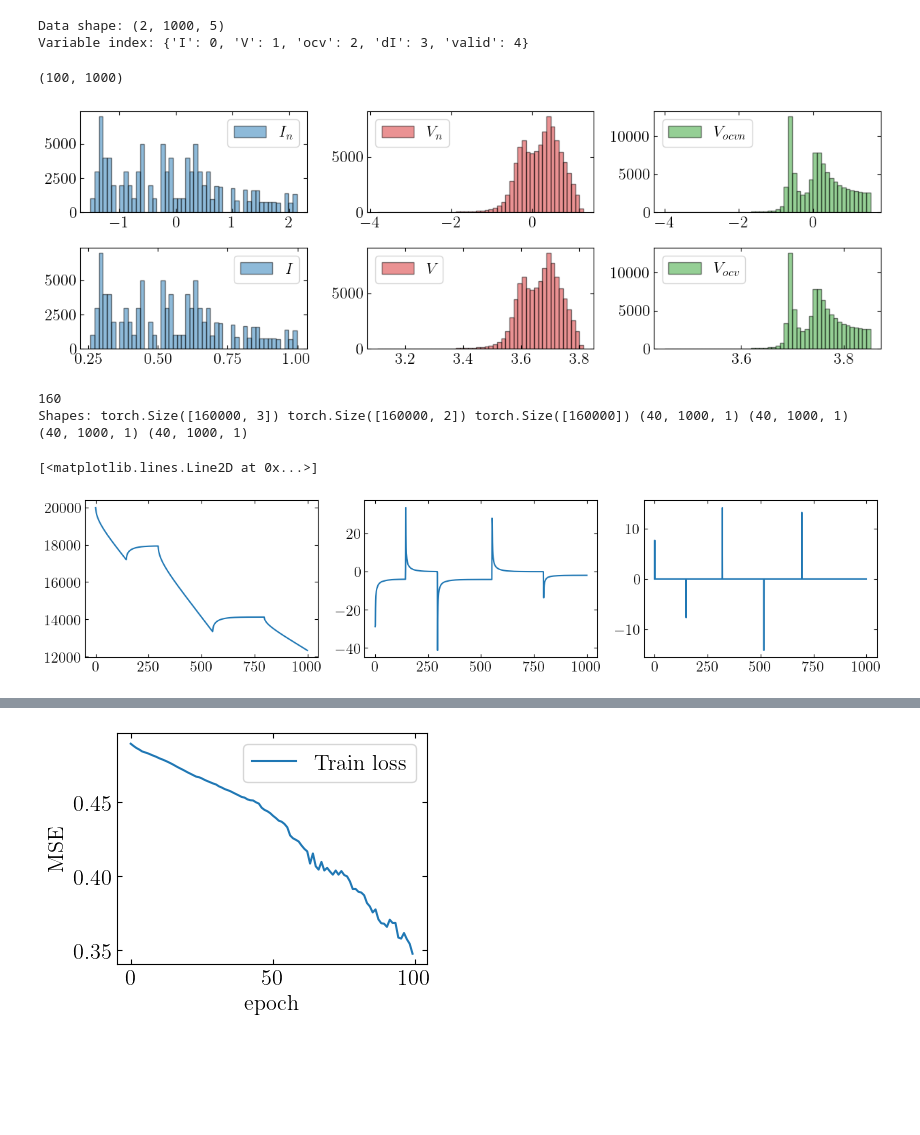
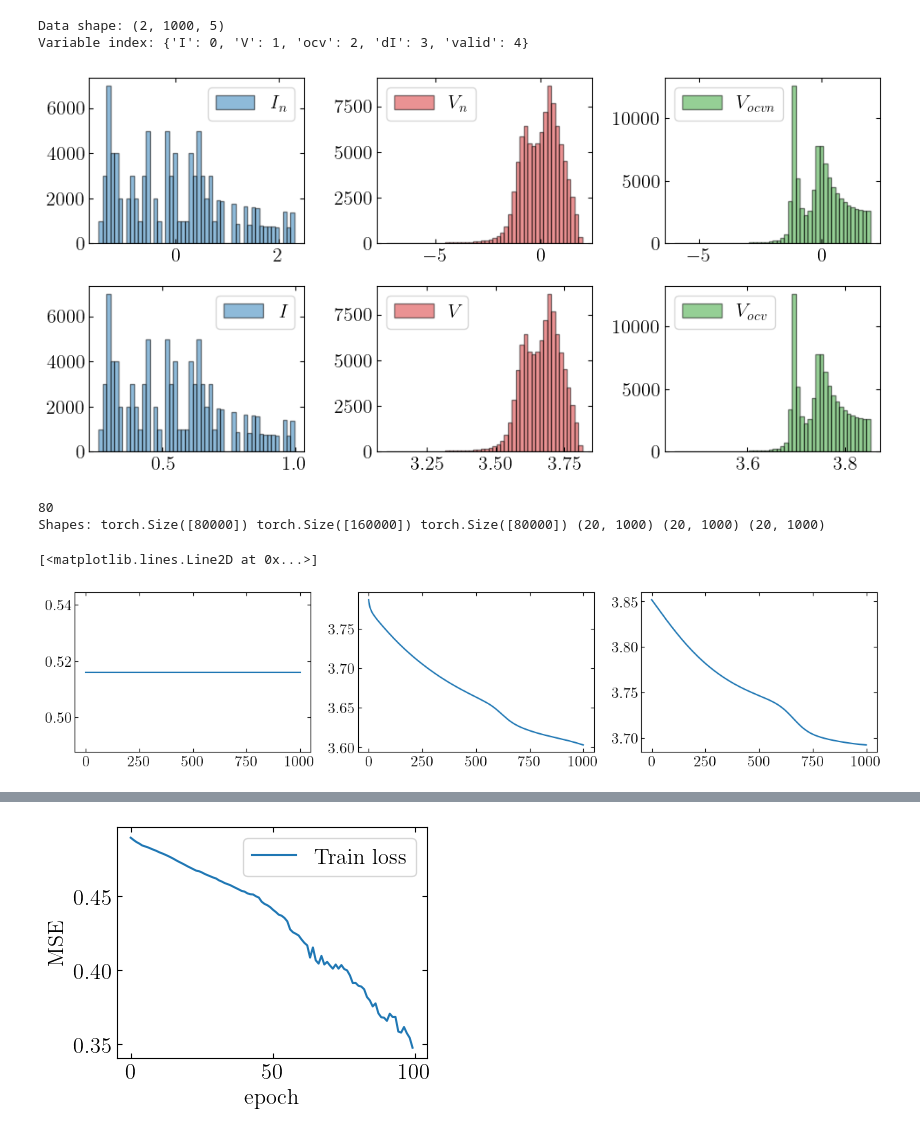
Before and after one commit to j-haralds/MSc_thesis, a Jupyter notebook: program/3_PHNN_ECM/1_JH_PHNN.ipynb, the cells around one changed output, grey strips where cells are left out. Cells and saved outputs as stored; diff of their text form; code cells hidden in the pictures; blank space fills up the shorter version.

```diff
--- a/program/3_PHNN_ECM/1_JH_PHNN.ipynb
+++ b/program/3_PHNN_ECM/1_JH_PHNN.ipynb
@@ -162,18 +162,16 @@ def load_data(path, var_index = var_index):
 
 path = f'data_PHNN/data_c_DC_dt_{T}.npz'
 D = load_data(path)
-I = D['I']; V = D['V']; ocv = D['ocv']
+I = D['I']; V = D['V']; ocv = D['ocv']; valid = D['valid']
 B = I.shape[0]
 
 D['valid'] = D['valid'].astype(bool)
-# %% [output]
-(100, 1000)
 # %%
 # --- Normalization ---
 stats = {}
 def compute_stats(D=D,data_cols=data_cols):
     for name in data_cols:
-        stats[name] = (float(D[name].mean()), float(max(D[name].std(), 1e-8)))  # Avoid zero std
+        stats[name] = (float(D[name].ravel()[D['valid'].ravel()].mean()), float(max(D[name].ravel()[D['valid'].ravel()].std(), 1e-8)))  # Avoid zero std
     return stats
 
 def transform(arr, name):
@@ -188,30 +186,30 @@ stats = compute_stats()
 
 # Normalize
 
-I_n = transform(I, 'I')
+I_n = I # transform(I, 'I')
 V_n = transform(V, 'V')
 ocv_n = transform(ocv, 'ocv')
 # %%
-f,ax = plt.subplots(2,3, figsize=(12,4))
+f,ax = plt.subplots(2,3, figsize=(10,5))
 bins = 50; alpha = 0.5
 plot_colors = ['tab:blue', 'tab:red','tab:green','black']
 ax[0,0].hist(I_n.ravel()[D['valid'].ravel()], label=r'$I_n$',bins = bins, color=plot_colors[0], alpha=alpha, edgecolor='black')
 ax[0,1].hist(V_n.ravel()[D['valid'].ravel()], label=r'$V_n$',bins = bins, color=plot_colors[1], alpha=alpha, edgecolor='black')
 ax[0,2].hist(ocv_n.ravel()[D['valid'].ravel()], label=r'$V_{ocvn}$',bins = bins, color=plot_colors[2], alpha=alpha, edgecolor='black')
 ax[1,0].hist(I.ravel()[D['valid'].ravel()], label=r'$I$',bins = bins, color=plot_colors[0], alpha=alpha, edgecolor='black')
 ax[1,1].hist(V.ravel()[D['valid'].ravel()], label=r'$V$',bins = bins, color=plot_colors[1], alpha=alpha, edgecolor='black')
 ax[1,2].hist(ocv.ravel()[D['valid'].ravel()], label=r'$V_{ocv}$',bins = bins, color=plot_colors[2], alpha=alpha, edgecolor='black')
 for i in range(2):
     for j in range(3):
         ax[i,j].legend()
 plt.tight_layout()
 # %% [output]
-[figure, old version]
+[figure, new version]
 # %%
 # --- Split data ---
-x = torch.tensor(np.concatenate([I_n, cn_n, cp_n], axis=-1), dtype=torch.float32) # (B, T, 4)
-y = torch.tensor(np.concatenate([cn_dot_n, cp_dot_n], axis=-1), dtype=torch.float32)
-mask = torch.tensor(valid, dtype=torch.float32)
+x = torch.tensor(np.concatenate([I_n], axis=-1), dtype=torch.float32) # (B, T, 4)
+y = torch.tensor(np.concatenate([V_n, ocv_n], axis=-1), dtype=torch.float32)
+mask = torch.tensor(D['valid'], dtype=torch.float32)
 
 split = int(0.8 * B)
 print(split)
@@ -227,37 +225,34 @@ y_train, y_test = _split_flat(y)
 mask_train, mask_test = _split_flat(mask)
 
 # # Unflattened
-# x_train_batch, x_test_batch = _split(x) # (B, T, 4)
-# y_train_batch, y_test_batch = _split(y)
-# mask_train_batch, mask_test_batch = _split(mask)
+x_train_batch, x_test_batch = _split(x) # (B, T, 4)
+y_train_batch, y_test_batch = _split(y)
+mask_train_batch, mask_test_batch = _split(mask)
 
 # Un-normalized for plotting
-cn_train,     cn_test     = _split(cn)
-cp_train,     cp_test     = _split(cp)
-cn_dot_train, cn_dot_test = _split(cn_dot)
-cp_dot_train, cp_dot_test = _split(cp_dot)
+
 I_train,      I_test      = _split(I)
-dI_train,     dI_test     = _split(dI)
 V_train,      V_test      = _split(V)
+ocv_train,    ocv_test    = _split(ocv)
 mask_train_plot, mask_test_plot = _split(valid)
 
-print('Shapes:', x_train.shape, y_train.shape, mask_train.shape, cn_test.shape, cp_test.shape, I_test.shape, V_test.shape)
+print('Shapes:', x_train.shape, y_train.shape, mask_train.shape, I_test.shape, V_test.shape, ocv_test.shape)
 
-# batch_size_small = int(B/4)
+batch_size_small = int(B/4)
 batch_size_large = int(B*T/4)
-# train_loader_batch = DataLoader(TensorDataset(x_train_batch, y_train_batch, mask_train_batch), batch_size=batch_size_small, shuffle=True)
+#train_loader_batch = DataLoader(TensorDataset(x_train_batch, y_train_batch, mask_train_batch), batch_size=batch_size_small, shuffle=True)
 train_loader_flat = DataLoader(TensorDataset(x_train, y_train, mask_train), batch_size=batch_size_large, shuffle=True)
 # %% [output]
-160
-Shapes: torch.Size([160000, 3]) torch.Size([160000, 2]) torch.Size([160000]) (40, 1000, 1) (40, 1000, 1) (40, 1000, 1) (40, 1000, 1)
+80
+Shapes: torch.Size([80000]) torch.Size([160000]) torch.Size([80000]) (20, 1000) (20, 1000) (20, 1000)
 # %%
 fig, axes = plt.subplots(1, 3, figsize=(15, 3))
-axes[0].plot(cn_test[0, :], label='cn')
-axes[1].plot(cn_dot_test[0, :], label='valid')
-axes[2].plot(dI_n[0, :], label='dI')
+axes[0].plot(I_test[0, :], label='cn')
+axes[1].plot(V_test[0, :], label='valid')
+axes[2].plot(ocv_test[0, :], label='dI')
 # %% [output]
 [<matplotlib.lines.Line2D at 0x...>]
-[figure, old version]
+[figure, new version]
 # %%
 # --- Model ---
 class Net(nn.Module):
```
Also changed, not shown: parts of 3 cells of this notebook, 1 other file.
